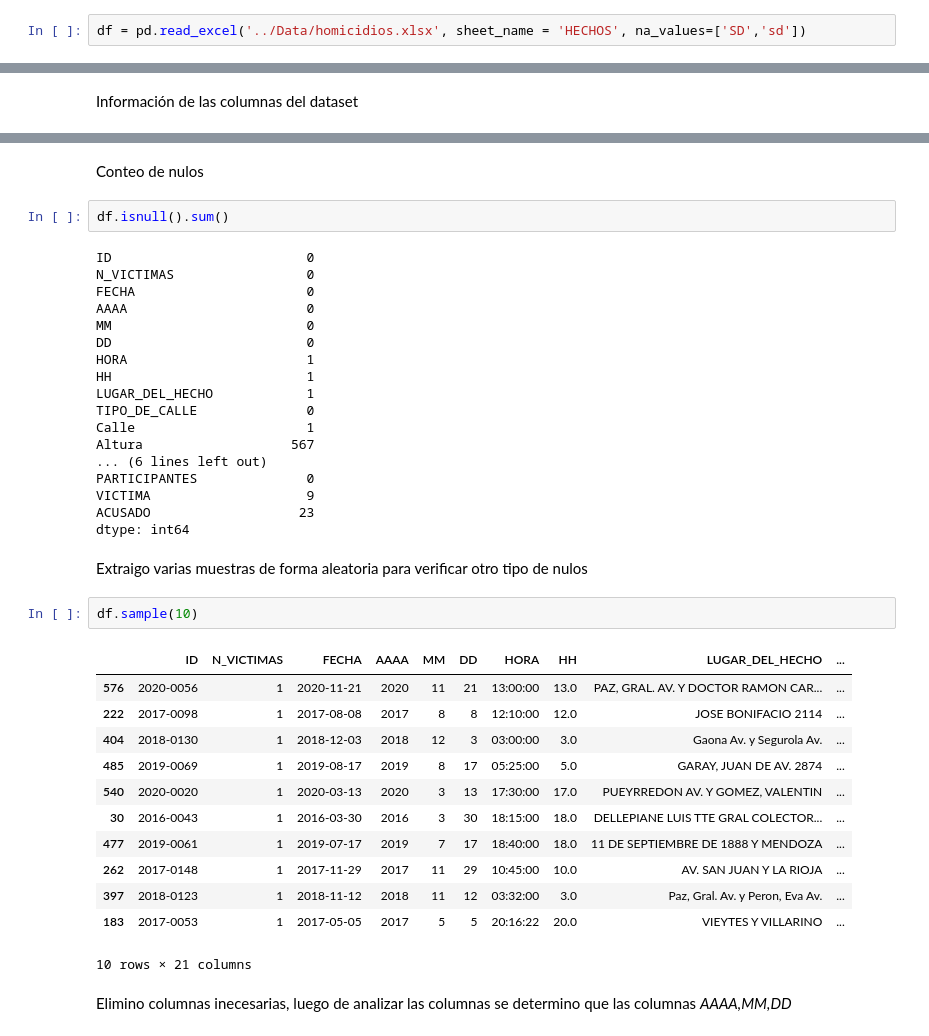
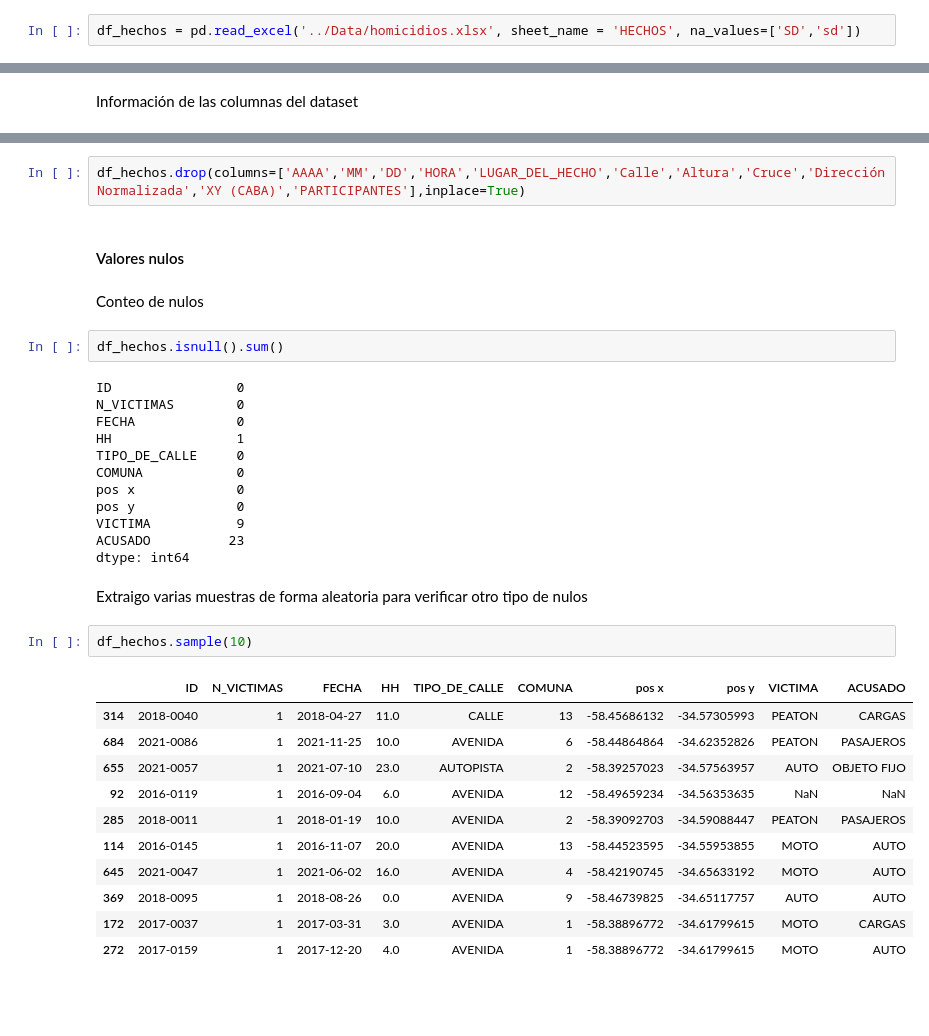
Before and after one commit to Gerardgfc/Proyecto_Integrador_2, a Jupyter notebook: Notebooks/02_ETL_homicidios.ipynb, the cells around one changed output, grey strips where cells are left out. Saved outputs shown, nothing was run; the diff lists cells and outputs as text; blank space fills up the shorter version.

```diff
--- a/Notebooks/02_ETL_homicidios.ipynb
+++ b/Notebooks/02_ETL_homicidios.ipynb
@@ -7,7 +9,7 @@ import numpy as np
 # %% [markdown]
 Carga del dataset
 # %%
-df = pd.read_excel('../Data/homicidios.xlsx', sheet_name = 'HECHOS', na_values=['SD','sd'])
+df_hechos = pd.read_excel('../Data/homicidios.xlsx', sheet_name = 'HECHOS', na_values=['SD','sd'])
 # %% [markdown]
 Visualización de las primeras 5 filas
 # %%
@@ -45,41 +56,36 @@ memory usage: 114.3+ KB
+# %%
+df_hechos.drop(columns=['AAAA','MM','DD','HORA','LUGAR_DEL_HECHO','Calle','Altura','Cruce','Dirección Normalizada','XY (CABA)','PARTICIPANTES'],inplace=True)
+# %% [markdown]
+#### Valores nulos
 # %% [markdown]
 Conteo de nulos
 # %%
-df.isnull().sum()
+df_hechos.isnull().sum()
 # %% [output]
-ID                         0
-N_VICTIMAS                 0
-FECHA                      0
-AAAA                       0
-MM                         0
-DD                         0
-HORA                       1
-HH                         1
-LUGAR_DEL_HECHO            1
-TIPO_DE_CALLE              0
-Calle                      1
-Altura                   567
-... (6 lines left out)
-PARTICIPANTES              0
-VICTIMA                    9
-ACUSADO                   23
+ID                0
+N_VICTIMAS        0
+FECHA             0
+HH                1
+TIPO_DE_CALLE     0
+COMUNA            0
+pos x             0
+pos y             0
+VICTIMA           9
+ACUSADO          23
 dtype: int64
 # %% [markdown]
 Extraigo varias muestras de forma aleatoria para verificar otro tipo de nulos
 # %%
-df.sample(10)
+df_hechos.sample(10)
 # %% [output]
-|  | ID | N_VICTIMAS | FECHA | AAAA | MM | DD | HORA | HH | LUGAR_DEL_HECHO | ... |
-| 576 | 2020-0056 | 1 | 2020-11-21 | 2020 | 11 | 21 | 13:00:00 | 13.0 | PAZ, GRAL. AV. Y DOCTOR RAMON CAR... | ... |
-| 222 | 2017-0098 | 1 | 2017-08-08 | 2017 | 8 | 8 | 12:10:00 | 12.0 | JOSE BONIFACIO 2114 | ... |
-| 404 | 2018-0130 | 1 | 2018-12-03 | 2018 | 12 | 3 | 03:00:00 | 3.0 | Gaona Av. y Segurola Av. | ... |
-| 485 | 2019-0069 | 1 | 2019-08-17 | 2019 | 8 | 17 | 05:25:00 | 5.0 | GARAY, JUAN DE AV. 2874 | ... |
-| 540 | 2020-0020 | 1 | 2020-03-13 | 2020 | 3 | 13 | 17:30:00 | 17.0 | PUEYRREDON AV. Y GOMEZ, VALENTIN | ... |
-| 30 | 2016-0043 | 1 | 2016-03-30 | 2016 | 3 | 30 | 18:15:00 | 18.0 | DELLEPIANE LUIS TTE GRAL COLECTOR... | ... |
-| 477 | 2019-0061 | 1 | 2019-07-17 | 2019 | 7 | 17 | 18:40:00 | 18.0 | 11 DE SEPTIEMBRE DE 1888 Y MENDOZA | ... |
-| 262 | 2017-0148 | 1 | 2017-11-29 | 2017 | 11 | 29 | 10:45:00 | 10.0 | AV. SAN JUAN Y LA RIOJA | ... |
-| 397 | 2018-0123 | 1 | 2018-11-12 | 2018 | 11 | 12 | 03:32:00 | 3.0 | Paz, Gral. Av. y Peron, Eva Av. | ... |
-| 183 | 2017-0053 | 1 | 2017-05-05 | 2017 | 5 | 5 | 20:16:22 | 20.0 | VIEYTES Y VILLARINO | ... |
+|  | ID | N_VICTIMAS | FECHA | HH | TIPO_DE_CALLE | COMUNA | pos x | pos y | VICTIMA | ACUSADO |
+| 314 | 2018-0040 | 1 | 2018-04-27 | 11.0 | CALLE | 13 | -58.45686132 | -34.57305993 | PEATON | CARGAS |
+| 684 | 2021-0086 | 1 | 2021-11-25 | 10.0 | AVENIDA | 6 | -58.44864864 | -34.62352826 | PEATON | PASAJEROS |
+| 655 | 2021-0057 | 1 | 2021-07-10 | 23.0 | AUTOPISTA | 2 | -58.39257023 | -34.57563957 | AUTO | OBJETO FIJO |
+| 92 | 2016-0119 | 1 | 2016-09-04 | 6.0 | AVENIDA | 12 | -58.49659234 | -34.56353635 | NaN | NaN |
+| 285 | 2018-0011 | 1 | 2018-01-19 | 10.0 | AVENIDA | 2 | -58.39092703 | -34.59088447 | PEATON | PASAJEROS |
+| 114 | 2016-0145 | 1 | 2016-11-07 | 20.0 | AVENIDA | 13 | -58.44523595 | -34.55953855 | MOTO | AUTO |
+| 645 | 2021-0047 | 1 | 2021-06-02 | 16.0 | AVENIDA | 4 | -58.42190745 | -34.65633192 | MOTO | AUTO |
+| 369 | 2018-0095 | 1 | 2018-08-26 | 0.0 | AVENIDA | 9 | -58.46739825 | -34.65117757 | AUTO | AUTO |
+| 172 | 2017-0037 | 1 | 2017-03-31 | 3.0 | AVENIDA | 1 | -58.38896772 | -34.61799615 | MOTO | CARGAS |
+| 272 | 2017-0159 | 1 | 2017-12-20 | 4.0 | AVENIDA | 1 | -58.38896772 | -34.61799615 | MOTO | AUTO |
-10 rows × 21 columns
-# %% [markdown]
-Elimino columnas inecesarias, luego de analizar las columnas se determino que las columnas *AAAA,MM,DD*
```
Also changed, not shown: parts of 47 cells of this notebook, 13 other files.
